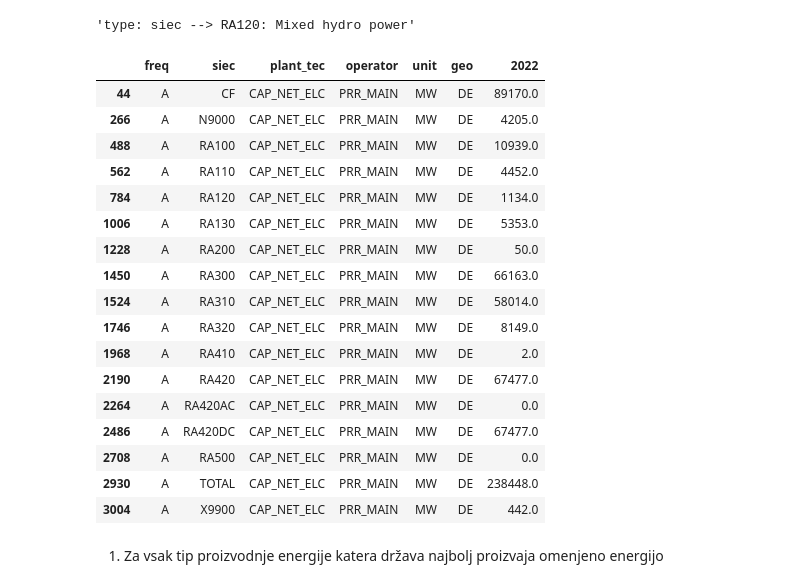
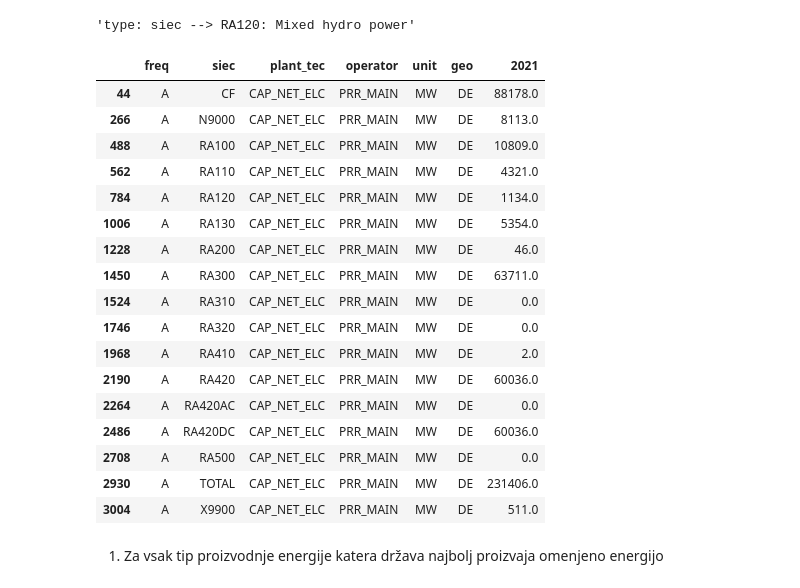
Before and after one commit to TilenG2/EU_Power_production, a Jupyter notebook: electrical_production.ipynb, the cells around one changed output. Saved outputs shown, nothing was run; the diff lists cells and outputs as text; code cells hidden in the pictures.

```diff
--- a/electrical_production.ipynb
+++ b/electrical_production.ipynb
@@ -188,31 +189,31 @@ for name in not_in_energy:
 # %%
 
 import numpy as np
 is_PRODUCING = data_other['operator'] == 'PRR_MAIN'
 is_SI = data_other['geo'] == 'DE'
 is_ACTIVE =  data_other['plant_tec'] == 'CAP_NET_ELC'
 condition = np.logical_and(is_PRODUCING, is_ACTIVE)
 condition = np.logical_and(condition, is_SI)
-data_other.loc[condition].drop([str(year) for year in range(1990, 2022)], axis=1)
+data_other.loc[condition].drop([str(year) for year in range(1990, 2021)], axis=1).drop("2022", axis=1)
 # %% [output]
-|  | freq | siec | plant_tec | operator | unit | geo | 2022 |
-| 44 | A | CF | CAP_NET_ELC | PRR_MAIN | MW | DE | 89170.0 |
-| 266 | A | N9000 | CAP_NET_ELC | PRR_MAIN | MW | DE | 4205.0 |
-| 488 | A | RA100 | CAP_NET_ELC | PRR_MAIN | MW | DE | 10939.0 |
-| 562 | A | RA110 | CAP_NET_ELC | PRR_MAIN | MW | DE | 4452.0 |
+|  | freq | siec | plant_tec | operator | unit | geo | 2021 |
+| 44 | A | CF | CAP_NET_ELC | PRR_MAIN | MW | DE | 88178.0 |
+| 266 | A | N9000 | CAP_NET_ELC | PRR_MAIN | MW | DE | 8113.0 |
+| 488 | A | RA100 | CAP_NET_ELC | PRR_MAIN | MW | DE | 10809.0 |
+| 562 | A | RA110 | CAP_NET_ELC | PRR_MAIN | MW | DE | 4321.0 |
 | 784 | A | RA120 | CAP_NET_ELC | PRR_MAIN | MW | DE | 1134.0 |
-| 1006 | A | RA130 | CAP_NET_ELC | PRR_MAIN | MW | DE | 5353.0 |
-| 1228 | A | RA200 | CAP_NET_ELC | PRR_MAIN | MW | DE | 50.0 |
-| 1450 | A | RA300 | CAP_NET_ELC | PRR_MAIN | MW | DE | 66163.0 |
-| 1524 | A | RA310 | CAP_NET_ELC | PRR_MAIN | MW | DE | 58014.0 |
-| 1746 | A | RA320 | CAP_NET_ELC | PRR_MAIN | MW | DE | 8149.0 |
+| 1006 | A | RA130 | CAP_NET_ELC | PRR_MAIN | MW | DE | 5354.0 |
+| 1228 | A | RA200 | CAP_NET_ELC | PRR_MAIN | MW | DE | 46.0 |
+| 1450 | A | RA300 | CAP_NET_ELC | PRR_MAIN | MW | DE | 63711.0 |
+| 1524 | A | RA310 | CAP_NET_ELC | PRR_MAIN | MW | DE | 0.0 |
+| 1746 | A | RA320 | CAP_NET_ELC | PRR_MAIN | MW | DE | 0.0 |
 | 1968 | A | RA410 | CAP_NET_ELC | PRR_MAIN | MW | DE | 2.0 |
-| 2190 | A | RA420 | CAP_NET_ELC | PRR_MAIN | MW | DE | 67477.0 |
+| 2190 | A | RA420 | CAP_NET_ELC | PRR_MAIN | MW | DE | 60036.0 |
 | 2264 | A | RA420AC | CAP_NET_ELC | PRR_MAIN | MW | DE | 0.0 |
-| 2486 | A | RA420DC | CAP_NET_ELC | PRR_MAIN | MW | DE | 67477.0 |
+| 2486 | A | RA420DC | CAP_NET_ELC | PRR_MAIN | MW | DE | 60036.0 |
 | 2708 | A | RA500 | CAP_NET_ELC | PRR_MAIN | MW | DE | 0.0 |
-| 2930 | A | TOTAL | CAP_NET_ELC | PRR_MAIN | MW | DE | 238448.0 |
-| 3004 | A | X9900 | CAP_NET_ELC | PRR_MAIN | MW | DE | 442.0 |
+| 2930 | A | TOTAL | CAP_NET_ELC | PRR_MAIN | MW | DE | 231406.0 |
+| 3004 | A | X9900 | CAP_NET_ELC | PRR_MAIN | MW | DE | 511.0 |
 # %%
 # my_filter_pars = {'geo': ['SI'] , 'siec' : [ 'RA100', 'RA110','RA110ROR', 'RA120', 'RA130']}
 # my_filter_pars = {'geo': ['SI'] , 'siec' : [ 'RA100', 'RA110', 'RA120', 'RA130']}
```
Also changed, not shown: parts of 13 cells of this notebook.
